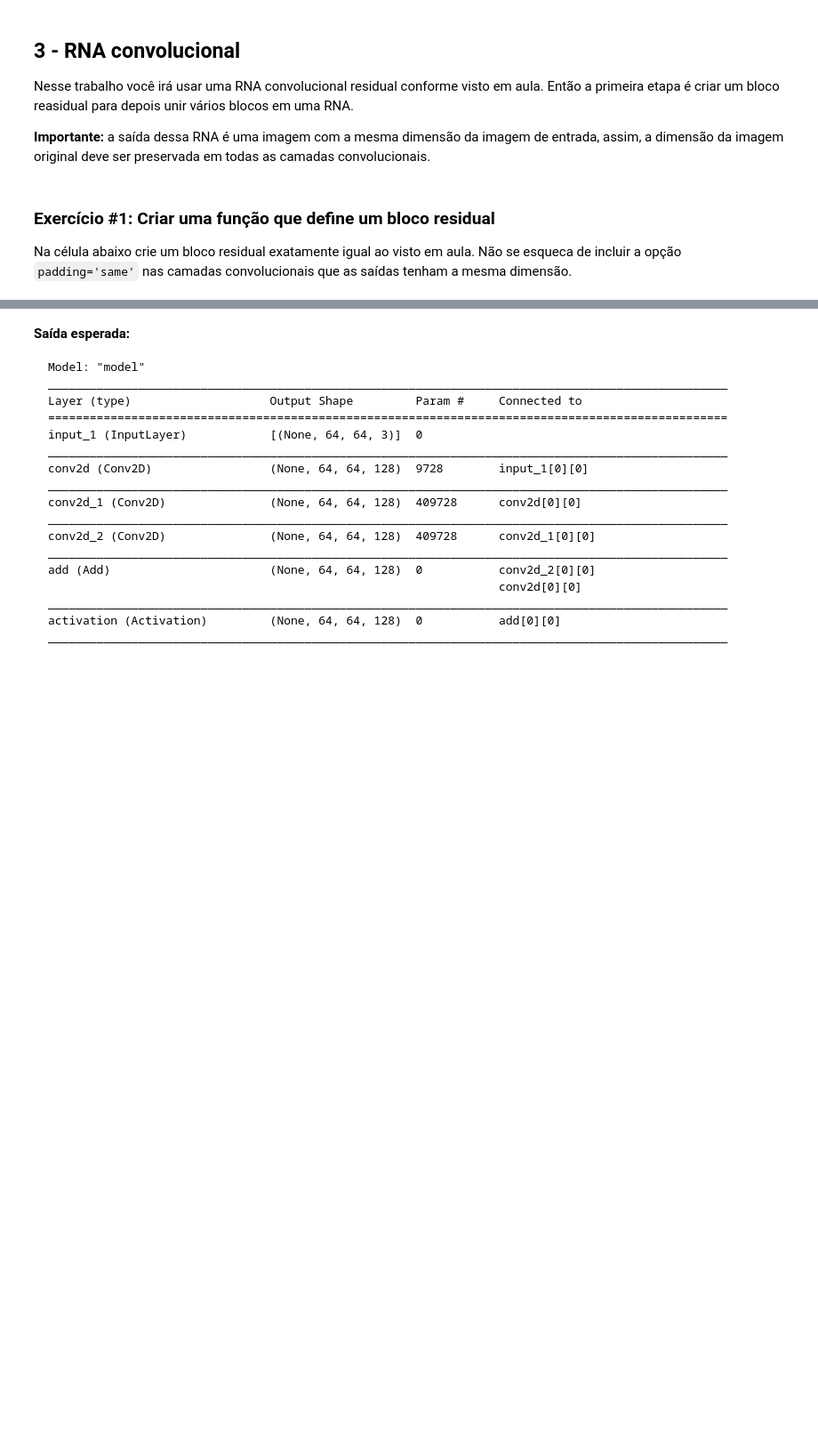
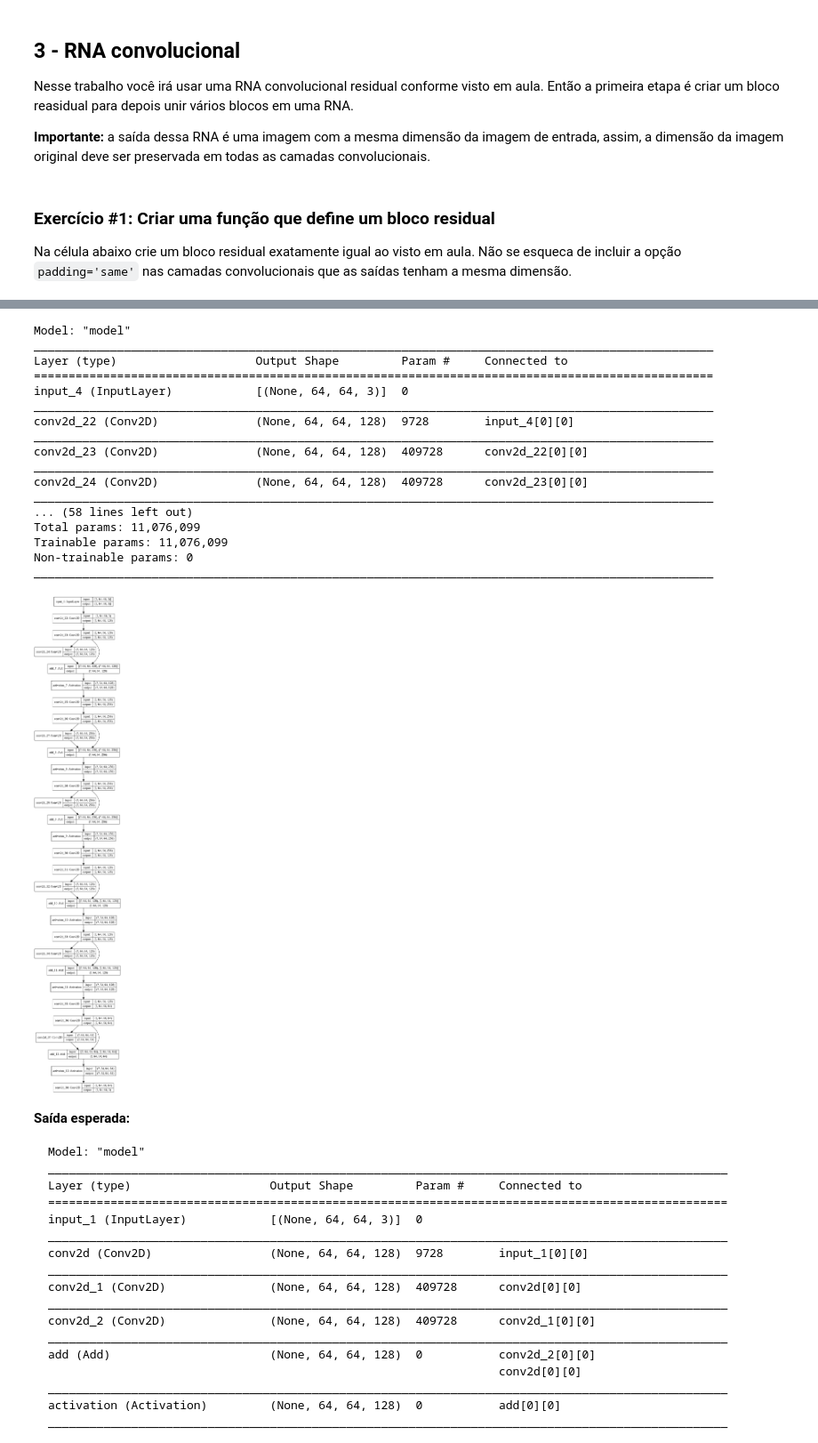
Before and after one commit to rtegao/CNN-Specialization, a Jupyter notebook: T3_Redes_complexas.ipynb, the cells around one changed output, grey strips where cells are left out. Shown at 89% size. Cells and saved outputs as stored; diff of their text form; code cells hidden in the pictures; blank space fills up the shorter version.

```diff
--- a/T3_Redes_complexas.ipynb
+++ b/T3_Redes_complexas.ipynb
@@ -147,14 +162,14 @@ def bloco_residual(X, n, dim):
     """
     # Camadas convolucionais
     ### COMECE AQUI ### (≈ 2 linhas)
-    #A1
-    #Z2
+    A1 = layers.Conv2D(n,dim,strides=1,padding='same',activation='relu')(X)
+    Z2 = layers.Conv2D(n,dim,strides=1,padding='same',activation='linear')(A1)
     ### TERMINE AQUI ###
 
     # Adiciona os dois ramos e aplica ativação ReLu
     ### COMECE AQUI ### (≈ 2 linhas)
-    #ZX =
-    #A2
+    ZX = layers.Add()([Z2,A1])
+    A2 = layers.Activation('relu')(ZX)
     ### TERMINE AQUI ###
 
     # Retorna saída
@@ -188,56 +203,75 @@ from tensorflow.keras.utils import plot_model
 
 # Definição da dimensão da entrada e da camada de entrda (use camada tipo Input)
 ### COMECE AQUI ### (≈ 2 linhas)
-#xshape =
-#x0 =
+xshape =  x_train.shape[1:4]
+x0 = Input(shape=xshape)
 ### TERMINE AQUI ###
 
 ### COMECE AQUI ### (≈ 11 linhas)
 # Camada convolucional para ajustar número de canais para poder ser somada dentro do bloco residual
-#x1 =
+x1 = layers.Conv2D(filters=128,kernel_size=(5,5),padding='same',strides=1,activation='relu')(x0)
 
 # Primeiro bloco residual com 128 filtros
-#x2 =
+x2 = bloco_residual(X = x1, n = 128, dim = (5,5))
 
 # Camada convolucional para ajustar número de canais para poder ser somada dentro do bloco residual
-#x3 =
+x3 = layers.Conv2D(filters = 256, kernel_size = (5,5), padding = 'same', strides = 1, activation = 'relu')(x2)
 
 # Segundo bloco residual com 256 filtros
-#x4 =
+x4 = bloco_residual(X = x3, n = 256, dim = (5,5))
 
 # Terceiro bloco residual com 256 filtros
-#x5 =
+x5 = bloco_residual(X = x4, n = 256, dim = (5,5))
 
 # Camada convolucional para ajustar número de canais para poder ser somada dentro do bloco residual
-#x6 =
+x6 = layers.Conv2D(filters = 128, kernel_size = (5,5), padding = 'same', strides = 1, activation = 'relu')(x5)
 
 # Quarto bloco residual com 128 filtros
-#x7 =
+x7 = bloco_residual(X = x6, n = 128, dim = (5,5))
 
 # Quinto bloco residual com 128 filtros
-#x8 =
+x8 = bloco_residual(X = x7, n = 128, dim = (5,5))
 
 # Camada convolucional para ajustar número de canais para poder ser somada dentro do bloco residual
-#x9 =
+x9 = layers.Conv2D(filters = 64, kernel_size = (5,5), padding = 'same', strides = 1, activation = 'relu')(x8)
 
 # Sexto bloco residual com 64 filtros
-#x10 =
+x10 = bloco_residual(X = x9, n = 64, dim = (5,5))
 
 # Camada convolutional para acertar profundidade da imagem resultante no padrão RGB
-#x11 =
+x11 = layers.Conv2D(filters = 3, kernel_size = (5,5), padding = 'same', strides = 1, activation = 'relu')(x10)
 ### TERMINE AQUI ###
 
 # Criação da RNA
 ### COMECE AQUI ### (≈ 1 linha)
-#rna =
+rna = Model(x0,x11)
 ### TERMINE AQUI ###
 
 # Mostra resumo da RNA
 rna.summary()
 
 # Se quiser visualizar o gráfico da rede criada tire o comentário da linha de baixo. Esse comando cria um gráfico
 # da rede e salva no arquivo rna.png
-#plot_model(rna, to_file='rna.png', show_shapes=True)
+plot_model(rna, to_file='rna.png', show_shapes=True)
+# %% [output]
+Model: "model"
+__________________________________________________________________________________________________
+Layer (type)                    Output Shape         Param #     Connected to
+==================================================================================================
+input_4 (InputLayer)            [(None, 64, 64, 3)]  0
+__________________________________________________________________________________________________
+conv2d_22 (Conv2D)              (None, 64, 64, 128)  9728        input_4[0][0]
+__________________________________________________________________________________________________
+conv2d_23 (Conv2D)              (None, 64, 64, 128)  409728      conv2d_22[0][0]
+__________________________________________________________________________________________________
+conv2d_24 (Conv2D)              (None, 64, 64, 128)  409728      conv2d_23[0][0]
+__________________________________________________________________________________________________
+... (58 lines left out)
+Total params: 11,076,099
+Trainable params: 11,076,099
+Non-trainable params: 0
+__________________________________________________________________________________________________
+[figure, added]
 # %% [markdown]
 **Saída esperada:**
 
```
Also changed, not shown: parts of 10 cells of this notebook.
